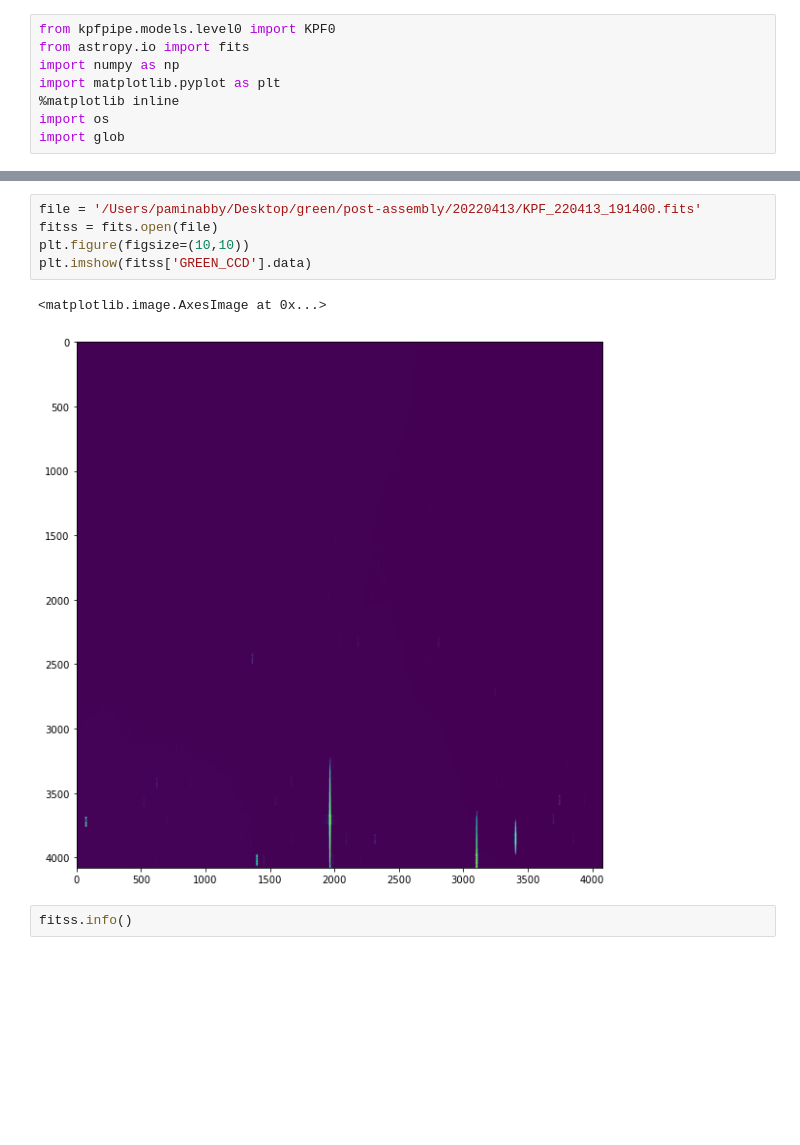
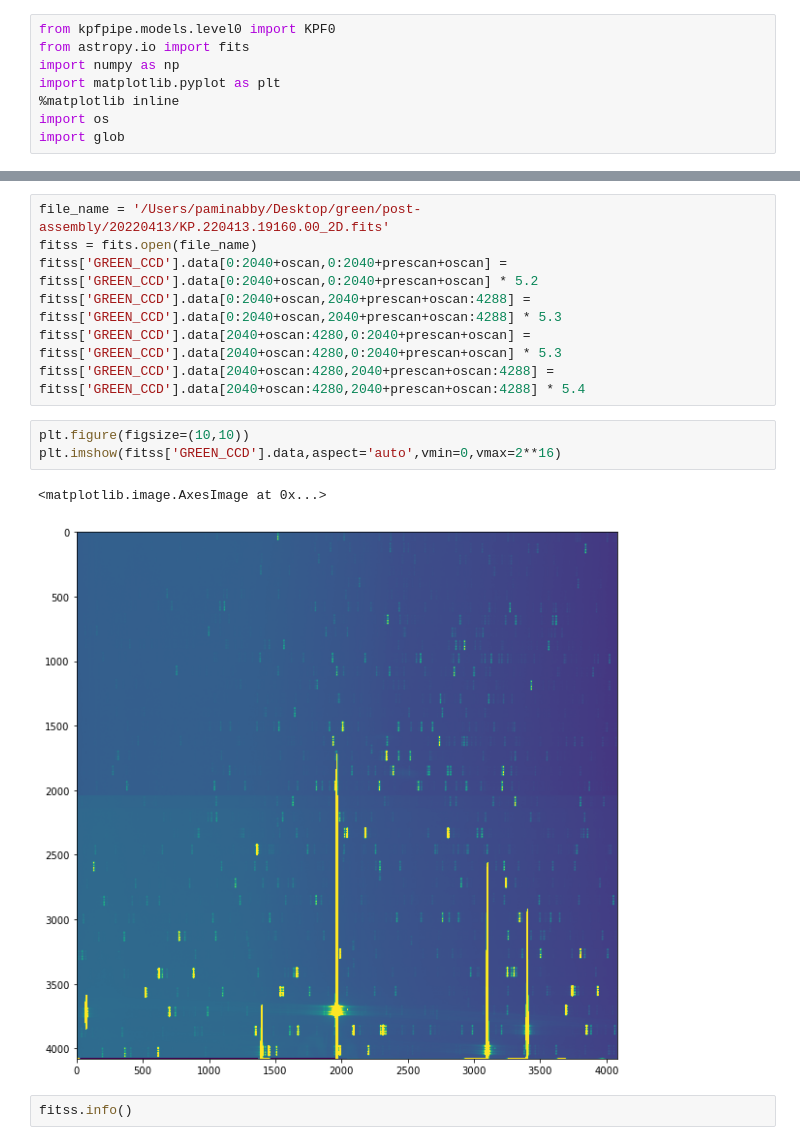
Before and after one commit to Keck-DataReductionPipelines/KPF-Pipeline, a Jupyter notebook: April 11 KPF L0 Object - Green 4 amp.ipynb, the cells around one changed output, grey strips where cells are left out. Cells and saved outputs as stored; diff of their text form; blank space fills up the shorter version.

Commit message:
changes to run new data

```diff
--- a/April 11 KPF L0 Object - Green 4 amp.ipynb
+++ b/April 11 KPF L0 Object - Green 4 amp.ipynb
@@ -51,13 +54,18 @@ Filename: /Users/paminabby/Desktop/green/pre-assembly/20220413/KPF_220413_192300
 No.    Name      Ver    Type      Cards   Dimensions   Format
   0  PRIMARY       1 PrimaryHDU       7   (4288, 4280)   int32 (rescales to uint32)
-# %%
-file = '/Users/paminabby/Desktop/green/post-assembly/20220413/KPF_220413_191400.fits'
-fitss = fits.open(file)
-plt.figure(figsize=(10,10))
-plt.imshow(fitss['GREEN_CCD'].data)
-# %% [output]
-<matplotlib.image.AxesImage at 0x...>
-[figure, removed]
+# %%
+file_name = '/Users/paminabby/Desktop/green/post-assembly/20220413/KP.220413.19160.00_2D.fits'
+fitss = fits.open(file_name)
+fitss['GREEN_CCD'].data[0:2040+oscan,0:2040+prescan+oscan] = fitss['GREEN_CCD'].data[0:2040+oscan,0:2040+prescan+oscan] * 5.2
+fitss['GREEN_CCD'].data[0:2040+oscan,2040+prescan+oscan:4288] = fitss['GREEN_CCD'].data[0:2040+oscan,2040+prescan+oscan:4288] * 5.3
+fitss['GREEN_CCD'].data[2040+oscan:4280,0:2040+prescan+oscan] = fitss['GREEN_CCD'].data[2040+oscan:4280,0:2040+prescan+oscan] * 5.3
+fitss['GREEN_CCD'].data[2040+oscan:4280,2040+prescan+oscan:4288] = fitss['GREEN_CCD'].data[2040+oscan:4280,2040+prescan+oscan:4288] * 5.4
+# %%
+plt.figure(figsize=(10,10))
+plt.imshow(fitss['GREEN_CCD'].data,aspect='auto',vmin=0,vmax=2**16)
+# %% [output]
+<matplotlib.image.AxesImage at 0x...>
+[figure, added]
 # %%
 fitss.info()
 # %% [output]
```
Also changed, not shown: parts of 3 cells of this notebook, 2 other files.
